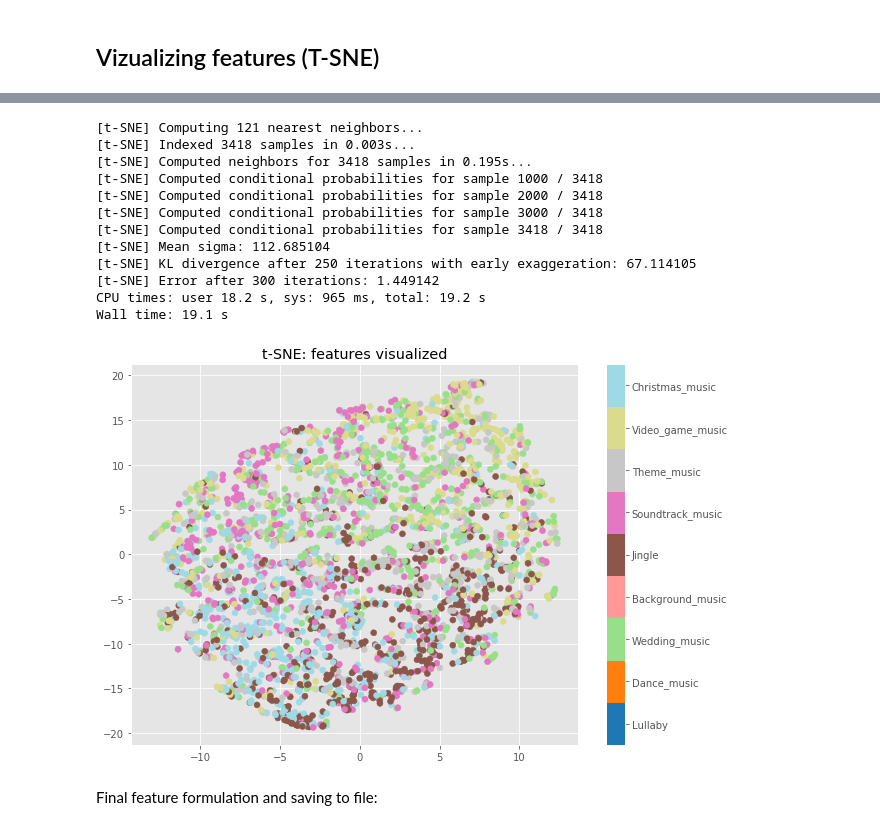
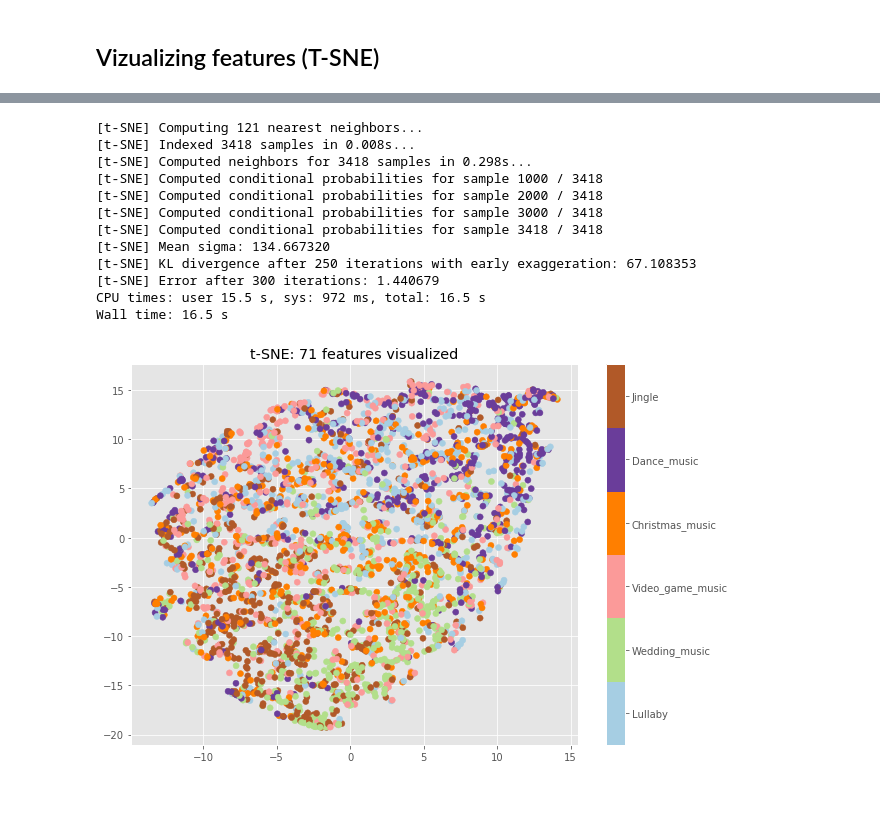
Before and after one commit to jonasgerne/audioset-role, a Jupyter notebook: 4.2 feature_extraction and visualization.ipynb, the cells around one changed output, grey strips where cells are left out. Drawn from its saved outputs; the diff is of its cells as text; code cells hidden in the pictures; blank space fills up the shorter version.

```diff
--- a/4.2 feature_extraction and visualization.ipynb
+++ b/4.2 feature_extraction and visualization.ipynb
@@ -151,0 +152,20 @@ Visualizing obtained features using T-SNE. Because the full feature space has hi
+# %%
+#df = pd.read_csv('extracted_features/df_features_cutted_classes_mfcc7.csv')
+# Re-label
+
+new_label_dict = {  #'Background_music':0,
+                # 'Theme_music':0,
+                'Jingle':0,
+                #'Soundtrack_music':1,
+                'Lullaby':1,
+                'Video_game_music':2,
+                'Christmas_music':3,
+                'Dance_music':4,
+                'Wedding_music':5}
+                # 'Birthday_music':9}
+
+
+df['label'] = df['file_name'].apply(lambda x: new_label_dict[x[:-4].split('_', 1)[1]])
+
+print(df.shape)
+df.head()
@@ -152,44 +181,34 @@ Visualizing obtained features using T-SNE. Because the full feature space has hi
 # %%
 %%time
 
-n_comp = 60
-
-#pca = PCA(n_components=n_comp)
-#pca_result = pca.fit_transform(df[df.columns[1:-1]].values)
-
-#print ('Cumulative explained variation for ' + str(n_comp) + ' principal components: '
-       #+ str(round(np.sum(pca.explained_variance_ratio_), 4)*100) + '%')
-
 tsne = TSNE(n_components=2, verbose=1, perplexity=40, n_iter=300)
-tsne_results = tsne.fit_transform(df[df.columns[1:-1]].values)
+tsne_results = tsne.fit_transform(df[df.columns[1:-2]].values)
 # %% [output]
 [t-SNE] Computing 121 nearest neighbors...
-[t-SNE] Indexed 3418 samples in 0.003s...
-[t-SNE] Computed neighbors for 3418 samples in 0.195s...
+[t-SNE] Indexed 3418 samples in 0.008s...
+[t-SNE] Computed neighbors for 3418 samples in 0.298s...
 [t-SNE] Computed conditional probabilities for sample 1000 / 3418
 [t-SNE] Computed conditional probabilities for sample 2000 / 3418
 [t-SNE] Computed conditional probabilities for sample 3000 / 3418
 [t-SNE] Computed conditional probabilities for sample 3418 / 3418
-[t-SNE] Mean sigma: 112.685104
-[t-SNE] KL divergence after 250 iterations with early exaggeration: 67.114105
-[t-SNE] Error after 300 iterations: 1.449142
-CPU times: user 18.2 s, sys: 965 ms, total: 19.2 s
-Wall time: 19.1 s
+[t-SNE] Mean sigma: 134.667320
+[t-SNE] KL divergence after 250 iterations with early exaggeration: 67.108353
+[t-SNE] Error after 300 iterations: 1.440679
+CPU times: user 15.5 s, sys: 972 ms, total: 16.5 s
+Wall time: 16.5 s
 # %%
 df_tsne = df.copy()
 df_tsne['x-tsne'] = tsne_results[:,0]
 df_tsne['y-tsne'] = tsne_results[:,1]
 
 plt.figure(figsize=(10,7))
-plt.title('t-SNE: features visualized')  # using ' + str(n_comp) + ' PCA components'
-plot = plt.scatter(df_tsne['x-tsne'], df_tsne['y-tsne'], c=df_tsne['label'], cmap=plt.cm.get_cmap("Vega20", 9))
-cbar = plt.colorbar(ticks=range(9))
-cbar.set_ticklabels(list(label_dict.keys()))
+plt.title('t-SNE: 71 features visualized')  # using ' + str(n_comp) + ' PCA components'
+plot = plt.scatter(df_tsne['x-tsne'], df_tsne['y-tsne'], c=df_tsne['label'], cmap=plt.cm.get_cmap("Paired", 6))
+cbar = plt.colorbar(ticks=range(6))
+cbar.set_ticklabels(list(new_label_dict.keys()))
 
-plt.clim(-0.5, 8.5)
+plt.clim(-0.5, 5.5)
 
 plt.show()
 # %% [output]
-[figure, old version]
+[figure, new version]
-# %% [markdown]
-Final feature formulation and saving to file:
```
Also changed, not shown: parts of 8 cells of this notebook, 38 other files.
